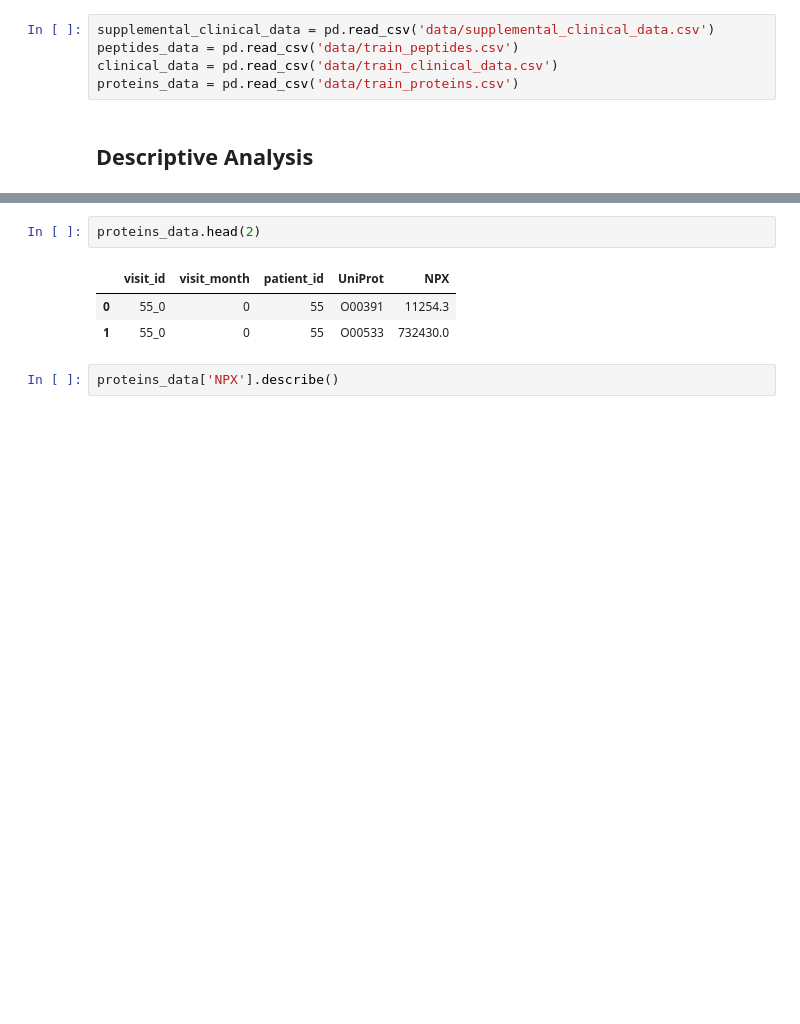
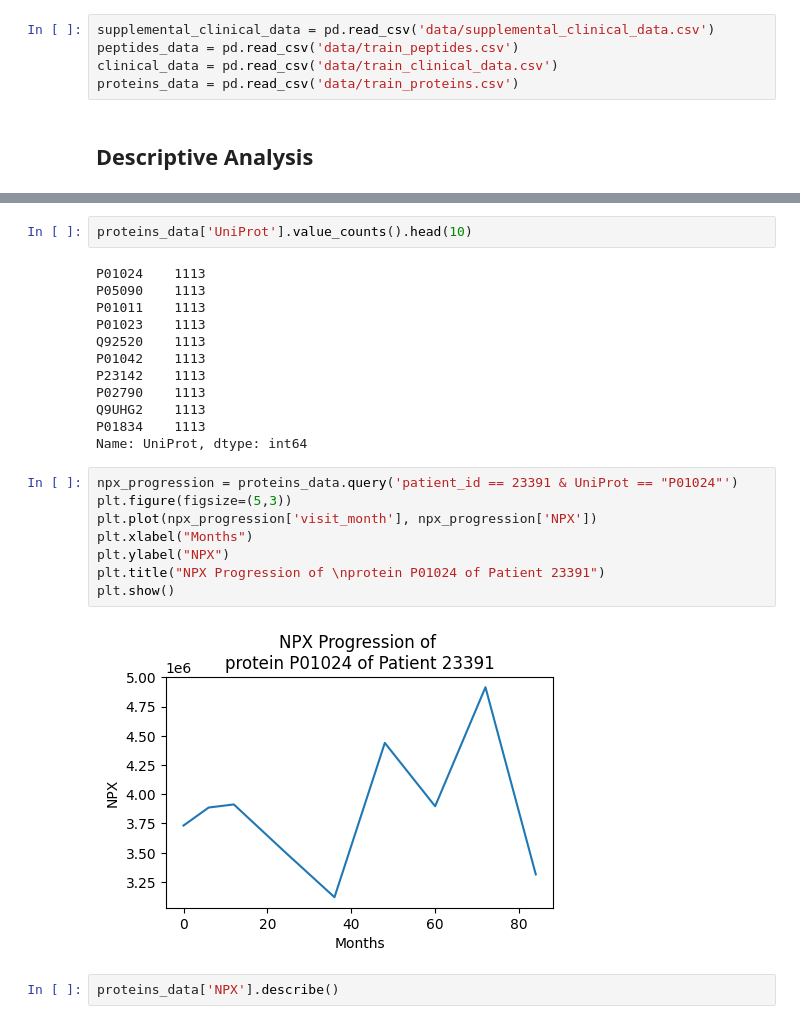
Before and after one commit to prithvidasgupta/si-618-parkinson-prediction, a Jupyter notebook: main.ipynb, the cells around one changed output, grey strips where cells are left out. Saved outputs shown, nothing was run; the diff lists cells and outputs as text; blank space fills up the shorter version.

Commit message:
descriptive ana on proteins

```diff
--- a/main.ipynb
+++ b/main.ipynb
@@ -34,9 +89,27 @@ Unique proteins: 227
 # %%
-proteins_data.head(2)
+proteins_data['UniProt'].value_counts().head(10)
 # %% [output]
-|  | visit_id | visit_month | patient_id | UniProt | NPX |
-| 0 | 55_0 | 0 | 55 | O00391 | 11254.3 |
-| 1 | 55_0 | 0 | 55 | O00533 | 732430.0 |
+P01024    1113
+P05090    1113
+P01011    1113
+P01023    1113
+Q92520    1113
+P01042    1113
+P23142    1113
+P02790    1113
+Q9UHG2    1113
+P01834    1113
+Name: UniProt, dtype: int64
+# %%
+npx_progression = proteins_data.query('patient_id == 23391 & UniProt == "P01024"')
+plt.figure(figsize=(5,3))
+plt.plot(npx_progression['visit_month'], npx_progression['NPX'])
+plt.xlabel("Months")
+plt.ylabel("NPX")
+plt.title("NPX Progression of \nprotein P01024 of Patient 23391")
+plt.show()
+# %% [output]
+[figure, added]
 # %%
 proteins_data['NPX'].describe()
 # %% [output]
```
Also changed, not shown: parts of 11 cells of this notebook.
